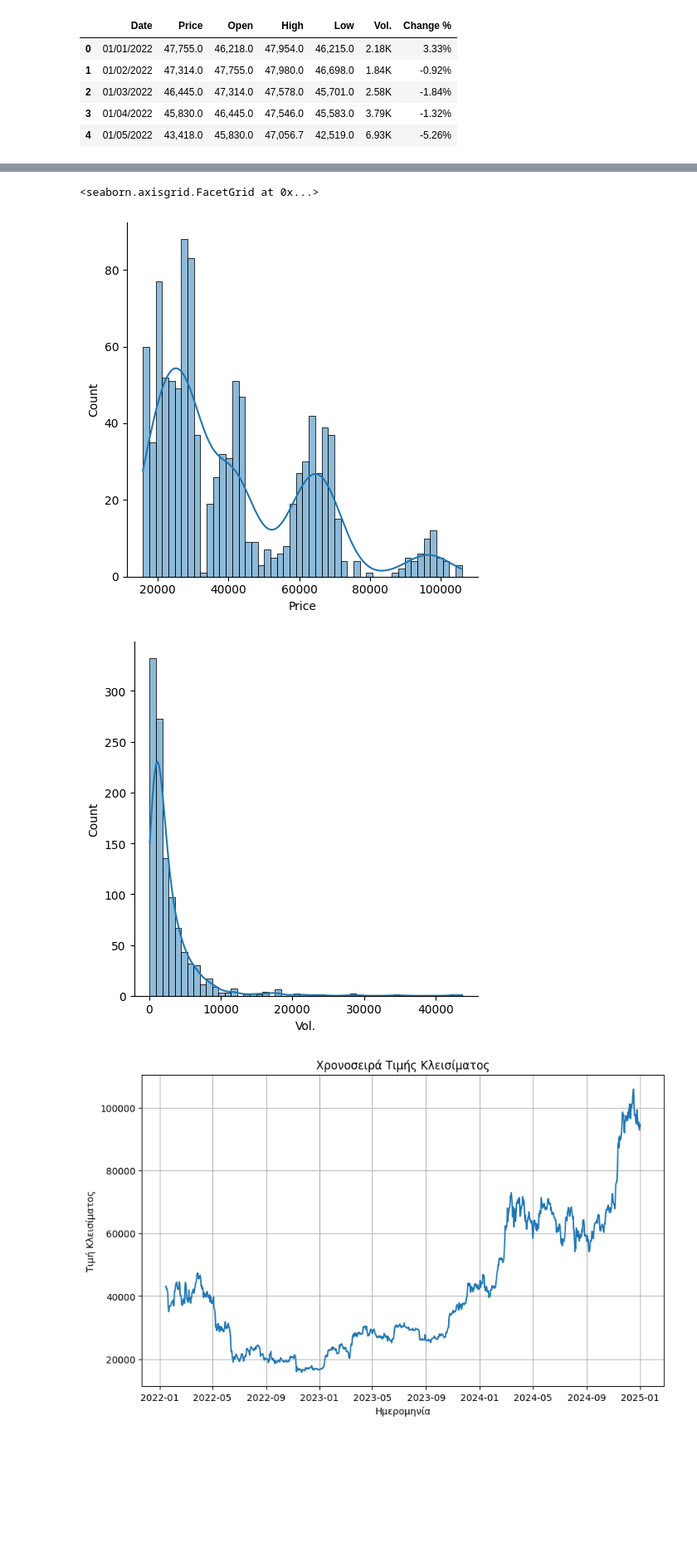
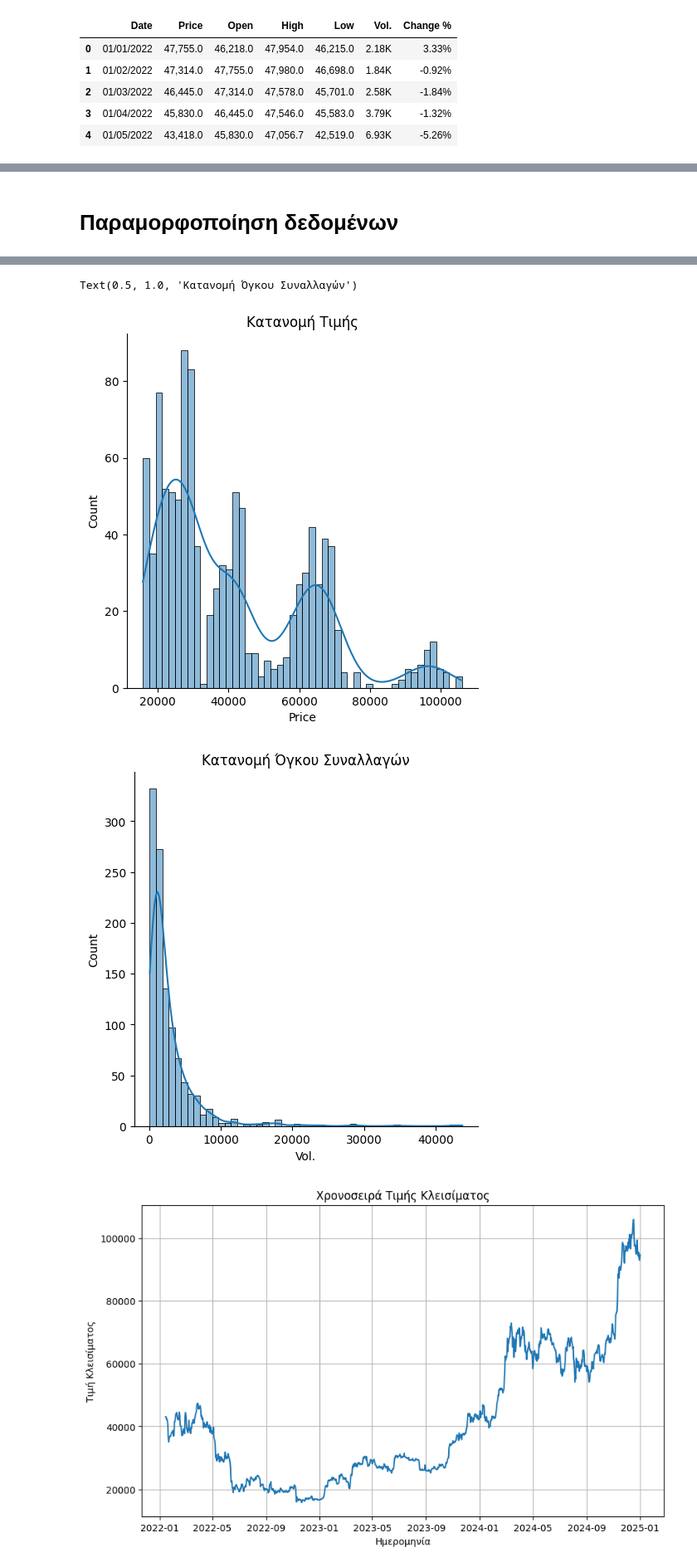
Before and after one commit to chrisaMel/Machine-Learning, a Jupyter notebook: BitCoinApallaktiki.ipynb, the cells around one changed output, grey strips where cells are left out. Shown at 83% size. Drawn from its saved outputs; the diff is of its cells as text; code cells hidden in the pictures; blank space fills up the shorter version.

Commit message:
Draft of the final code: Finalised the visualisation of the results and added headers Models fitted regression, svm, random forest

```diff
--- a/BitCoinApallaktiki.ipynb
+++ b/BitCoinApallaktiki.ipynb
@@ -111,6 +113,8 @@ Date
 2025-01-01  46.325940 -0.466382 -71140.0
 
 [1097 rows x 10 columns]
+# %% [markdown]
+# Παραμορφοποίηση δεδομένων
 # %%
 # Έλεγχος για ελλιπείς τιμές και αριθμός δειγμάτων
 missing_values = df.isnull().sum()
@@ -148,14 +152,16 @@ dtype: int64
 # %%
 #έλεγχος κατανομής της τιμής και του όγκου αγορών
 import seaborn as sns
 
 sns.displot( df['Price'], kde = True, bins = 50 )
+plt.title('Κατανομή Τιμής')
 
 sns.displot( df['Vol.'], kde = True, bins = 50 )
+plt.title('Κατανομή Όγκου Συναλλαγών')
 # %% [output]
-<seaborn.axisgrid.FacetGrid at 0x...>
+Text(0.5, 1.0, 'Κατανομή Όγκου Συναλλαγών')
-[figure, old version]
+[figure, new version]
-[figure, old version]
+[figure, new version]
 # %%
 #Οπτικοποίηση της τιμής σε βάθος χρόνου
 plt.figure(figsize=(10, 6))
```
Also changed, not shown: parts of 13 cells of this notebook.
